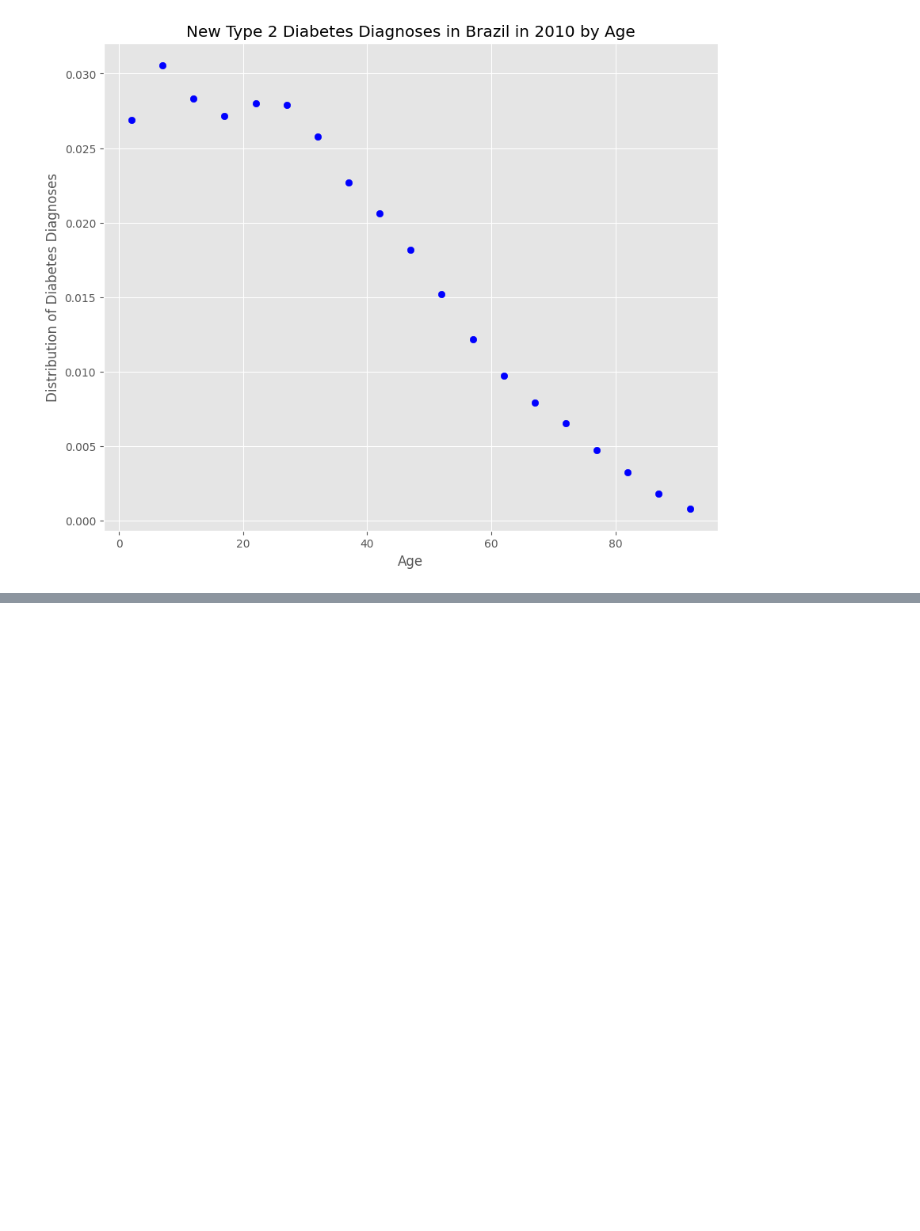
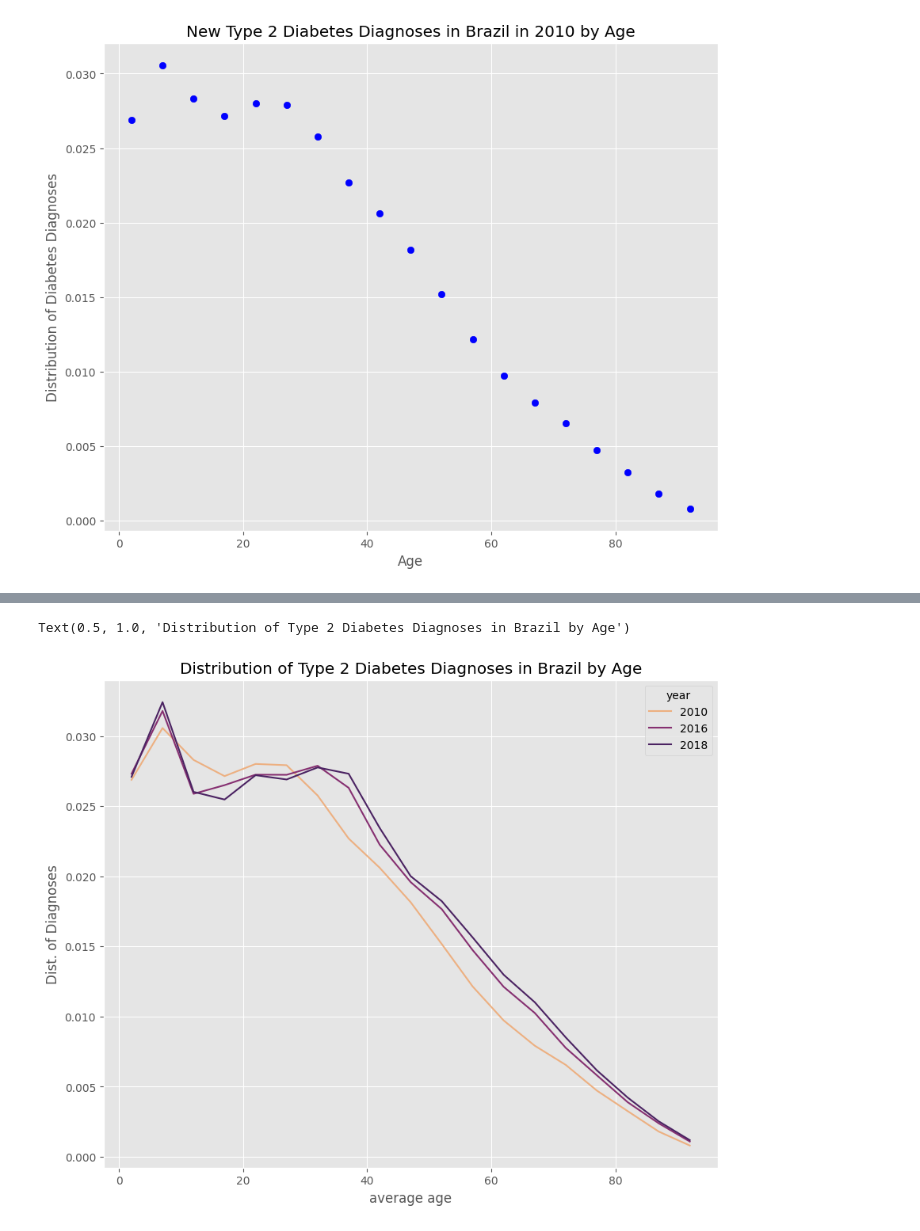
Before and after one commit to JosephMuschialli/QM2, a Jupyter notebook: Project/Newbrazildatabyage.ipynb, the cells around one changed output, grey strips where cells are left out. Drawn from its saved outputs; the diff is of its cells as text; code cells hidden in the pictures; blank space fills up the shorter version.

```diff
--- a/Project/Newbrazildatabyage.ipynb
+++ b/Project/Newbrazildatabyage.ipynb
@@ -94,0 +90,5 @@ KeyError: ignored
+# %%
+sns.lineplot(data=df, x='average age', y='Dist. of Diagnoses', hue='year',palette='flare').set_title('Distribution of Type 2 Diabetes Diagnoses in Brazil by Age')
+# %% [output]
+Text(0.5, 1.0, 'Distribution of Type 2 Diabetes Diagnoses in Brazil by Age')
+[figure, added]
```
Also changed, not shown: parts of 6 cells of this notebook.
